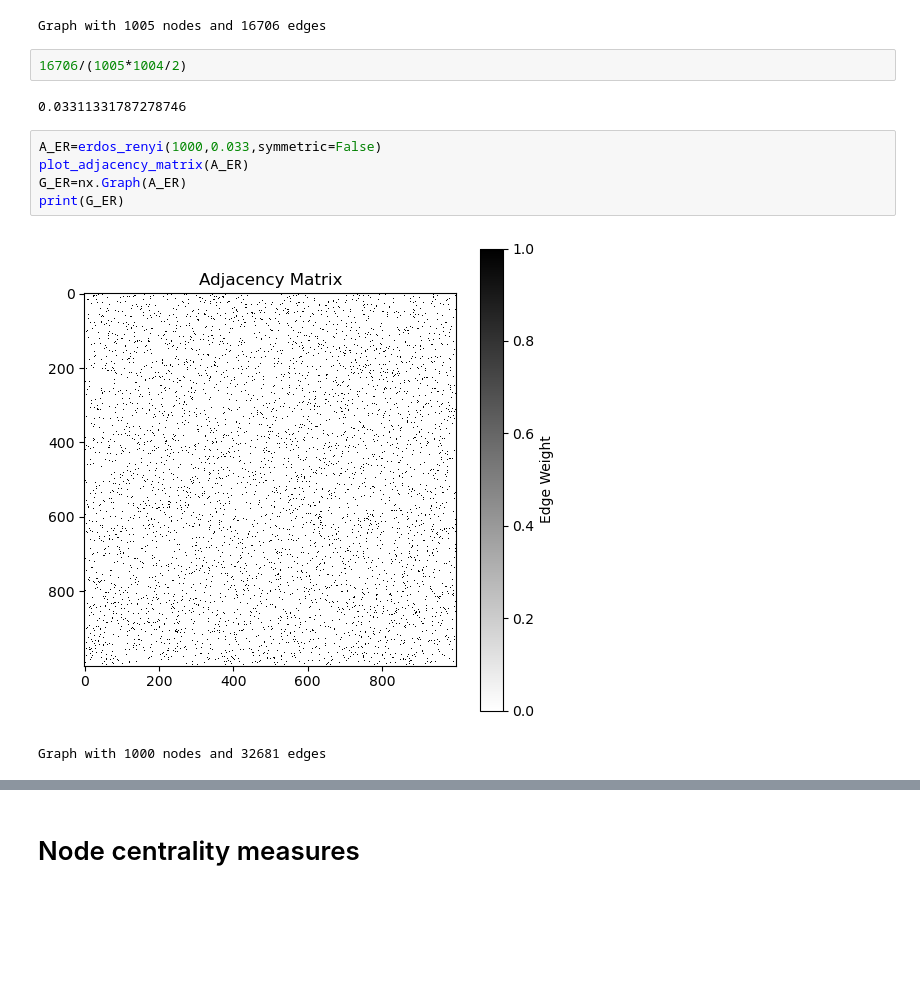
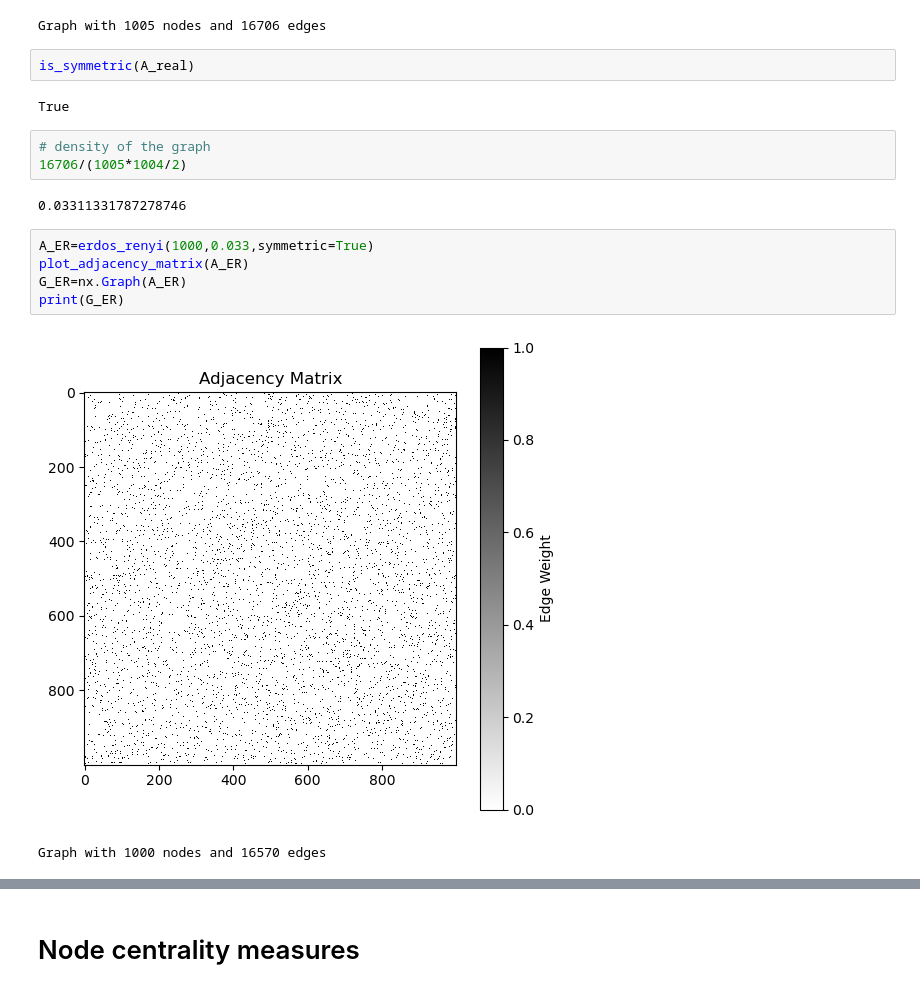
Before and after one commit to FraDurazzi/CNLab, a Jupyter notebook: 02_centrality_measures_and_markov_process.ipynb, the cells around one changed output, grey strips where cells are left out. Cells and saved outputs as stored; diff of their text form; blank space fills up the shorter version.

```diff
--- a/02_centrality_measures_and_markov_process.ipynb
+++ b/02_centrality_measures_and_markov_process.ipynb
@@ -76,18 +76,23 @@ print(G_real)
 # %% [output]
 [figure]
 Graph with 1005 nodes and 16706 edges
+# %%
+is_symmetric(A_real)
+# %% [output]
+True
 # %%
+# density of the graph
 16706/(1005*1004/2)
 # %% [output]
 0.03311331787278746
 # %%
-A_ER=erdos_renyi(1000,0.033,symmetric=False)
+A_ER=erdos_renyi(1000,0.033,symmetric=True)
 plot_adjacency_matrix(A_ER)
 G_ER=nx.Graph(A_ER)
 print(G_ER)
 # %% [output]
-[figure, old version]
+[figure, new version]
-Graph with 1000 nodes and 32681 edges
+Graph with 1000 nodes and 16570 edges
 # %%
 A_SBM=generate_sbm([500,300,200],[0.05,0.07,0.07],
                    np.array([[np.nan,0.01,0.005],
```
Also changed, not shown: parts of 12 cells of this notebook.
